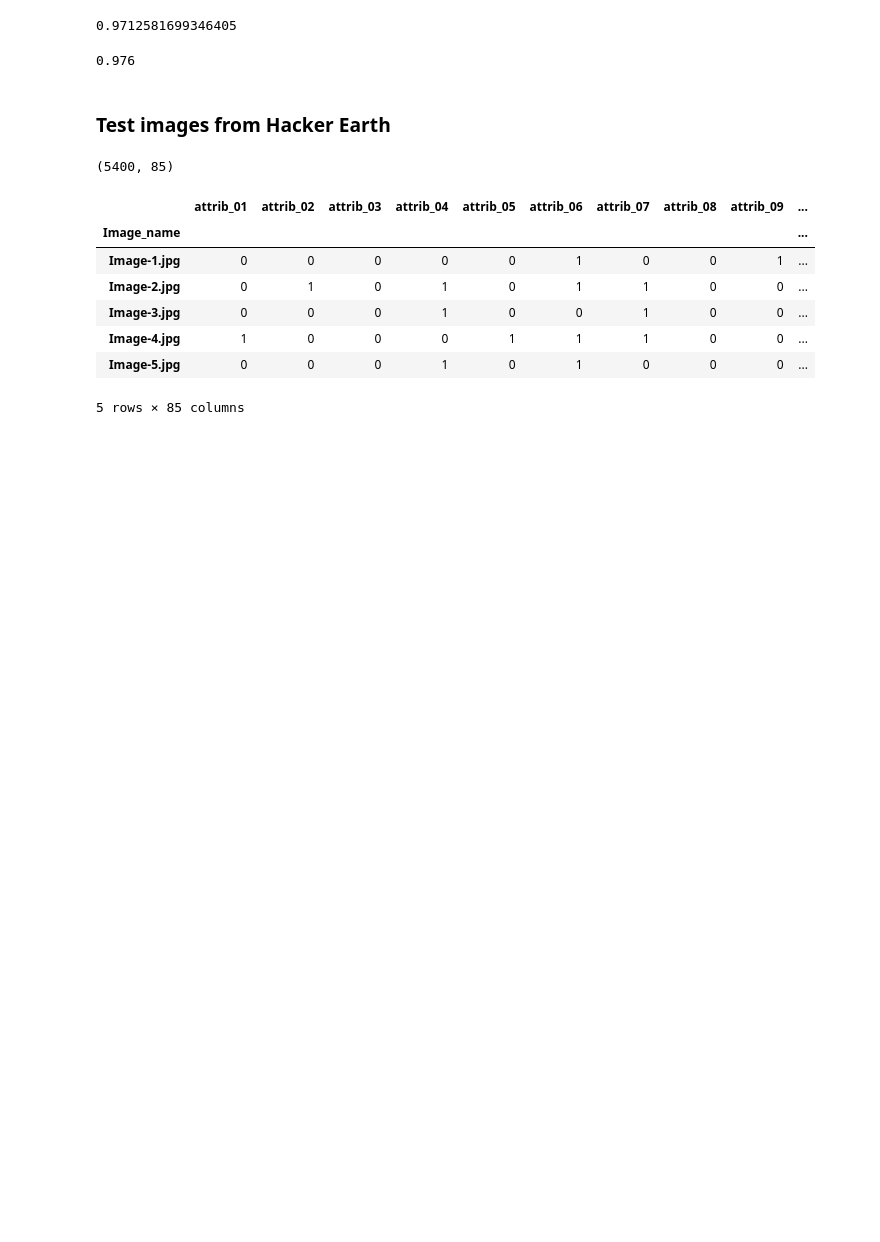
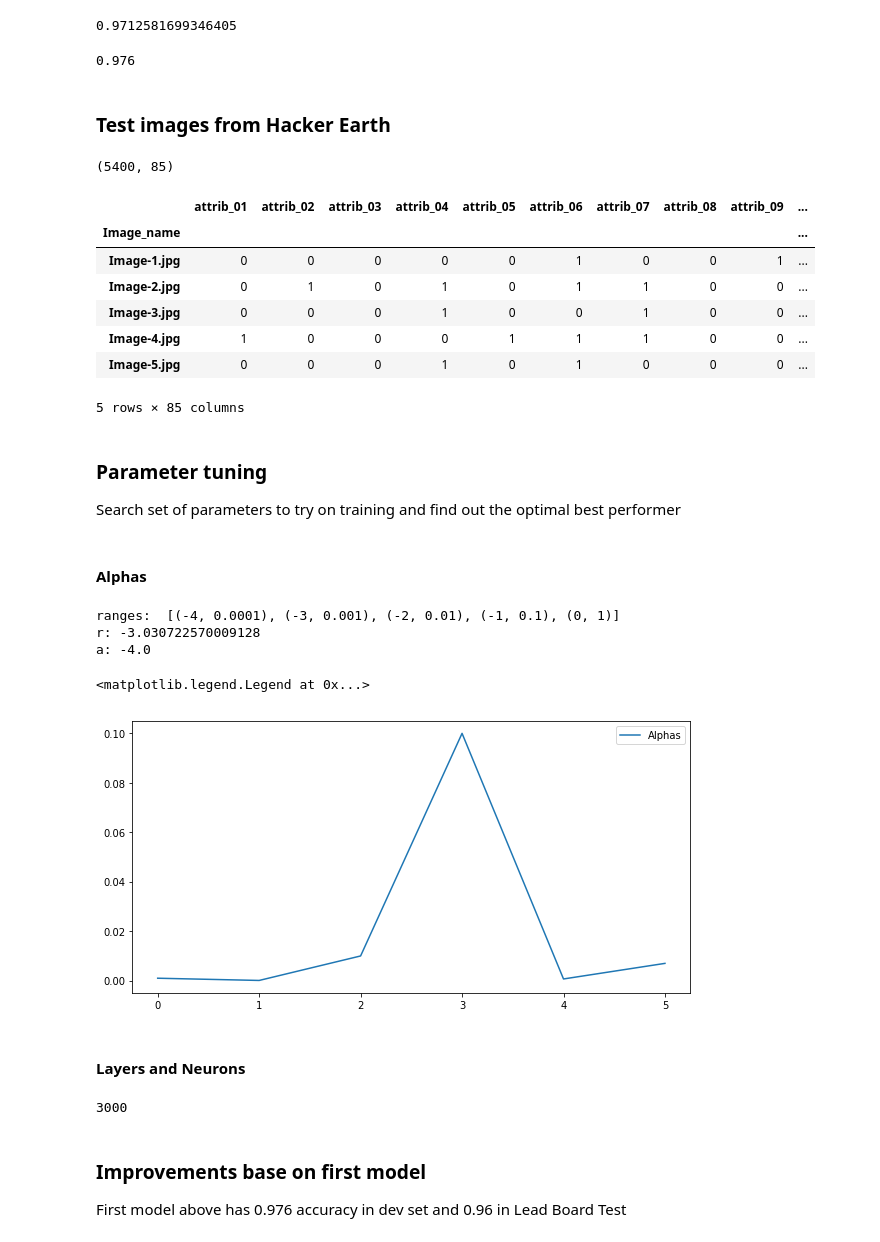
Before and after one commit to moisesvw/dojo, a Jupyter notebook: challenge/attributes-of-animals/zoo_attributes.ipynb, the cells around one changed output. Drawn from its saved outputs; the diff is of its cells as text; code cells hidden in the pictures; blank space fills up the shorter version.

```diff
--- a/challenge/attributes-of-animals/zoo_attributes.ipynb
+++ b/challenge/attributes-of-animals/zoo_attributes.ipynb
@@ -133,3 +137,19 @@ df_preds.head()
 5 rows × 85 columns
 # %%
 df_preds.to_csv('result.csv')
+# %% [markdown]
+### Parameter tuning
+Search set of parameters to try on training and find out the optimal best performer
+# %% [markdown]
+#### Alphas
+# %%
+r = -4 * np.random.rand() # r belogns to [-4, 0]
+a = np.log10(0.0001)
+r_range = [(i, 10**i) for i in range(-4, 1)]
+print("ranges: ", r_range)
+print("r:", r)
+print("a:", a)
+# %% [output]
+ranges:  [(-4, 0.0001), (-3, 0.001), (-2, 0.01), (-1, 0.1), (0, 1)]
+r: -3.030722570009128
+a: -4.0
@@ -135,0 +163,15 @@ df_preds.to_csv('result.csv')
+# %%
+alpha_ranges = [(-4, -3), (-3, -2), (-2, -1), (-1, 0)]
+alphas = [0.001, 0.0001, 0.01, 0.1, 0.0007, 0.007]
+# for (a, b) in alpha_ranges:
+#     rs = random_from_a_b(a, b, 10)
+#     alphas += [10**i for i in rs]
+# %%
+plt.figure(figsize=(10, 5))
+plt.plot(range(len(alphas)), alphas, label='Alphas')
+plt.legend()
+# %% [output]
+<matplotlib.legend.Legend at 0x...>
+[figure, added]
+# %% [markdown]
+#### Layers and Neurons
@@ -135,0 +186,8 @@ df_preds.to_csv('result.csv')
+# %%
+len(layer_comb)
+# %% [output]
+3000
+# %% [markdown]
+### Improvements base on first model
+
+First model above has 0.976 accuracy in dev set and 0.96 in Lead Board Test
```
Also changed, not shown: parts of 13 cells of this notebook.
